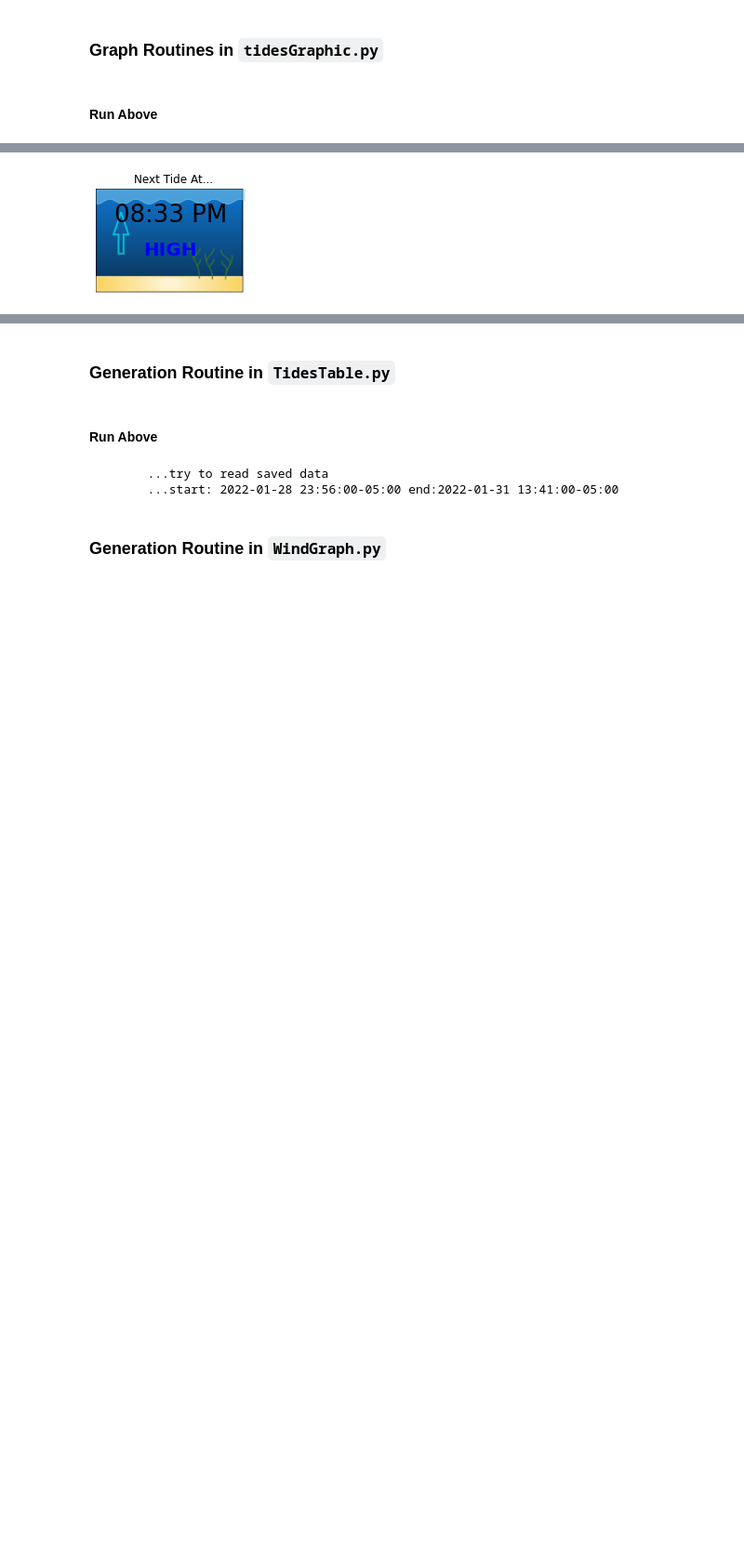
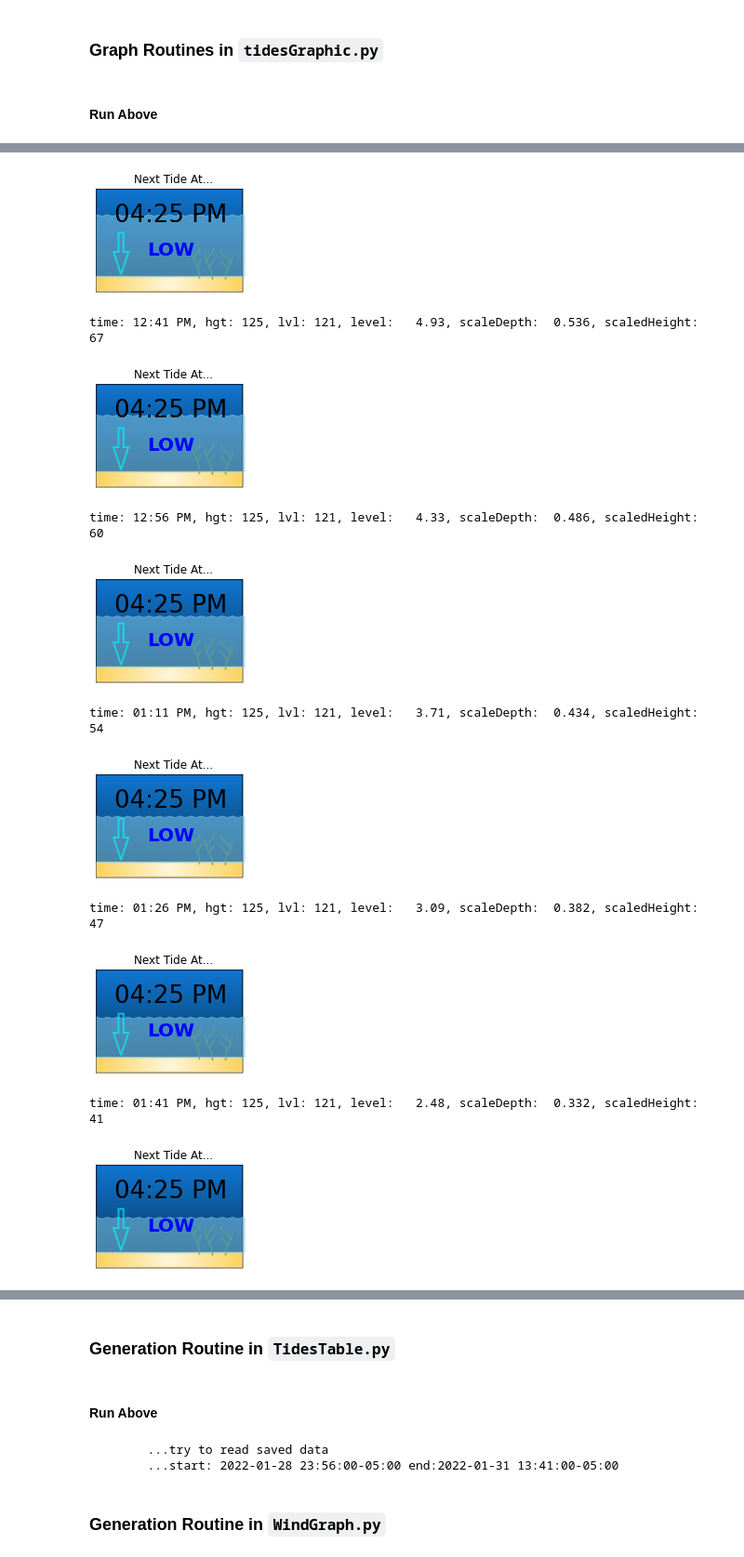
Before and after one commit to pbeeken/WeatherKiosk, a Jupyter notebook: WeatherTests.ipynb, the cells around one changed output, grey strips where cells are left out. Shown at 93% size. Cells and saved outputs as stored; diff of their text form; code cells hidden in the pictures; blank space fills up the shorter version.

Commit message:
fixed tide graphic, adjusted reservations updating, minor reporting bug in usno script

```diff
--- a/WeatherTests.ipynb
+++ b/WeatherTests.ipynb
@@ -283,26 +280,21 @@ def makeTideGraphic(extremaDF, detailDF=None):
     detailDF -- Detailed predicted water levels for complete graph
     extremeDF -- The extrema (highs and lows)
     """
-    global gTideUnit
-    gTideUnit = 'Tide [ft]' ## doesnt matter as we just us it to scale to top
     global gTime
 
     lbl = {'H': 'HIGH', 'L': 'LOW'}
-    #now = datetime.now(tz=EST)
 
     # imageURL = 'https://docs.google.com/drawings/d/e/2PACX-1vRPpyCKk834LQUUwoEWDiopLKIcRscn3AoUPynXzNe6jPRLXWt9TBS90Wwm_MjxVoqezD09hbx_0Sw8/pub?w=225&h=159'
     # imageRef = PIL.Image.open(urllib.request.urlopen(imageURL))
     imageRef = pathToResources + 'TideBackground.png' # fetch locally (way faster on a pi)
     imageOverlay = plt.imread(imageRef)
     (hgt,wdt,cols) = imageOverlay.shape
-    # px = 1/plt.rcParams['figure.dpi']  # pixel in inches doesn't quite work when bbox='tight'
+
     plt.figure(figsize=(3, 3))
 
     implot = plt.imshow(imageOverlay)
     implot.axes.get_xaxis().set_visible(False)
     implot.axes.get_yaxis().set_visible(False)
-
-    lvl = 120
 
     upcoming = extremaDF[extremaDF['DateTime']>datetime.now(tz=EST)]
     nxtTide = upcoming.iloc[0]
@@ -325,18 +317,20 @@ def makeTideGraphic(extremaDF, detailDF=None):
         current = detailDF[detailDF['DateTime']>datetime.now(tz=EST)]
         nxtTide = current.iloc[future]
     finally:
-        level = nxtTide[gTideUnit]
+        level = nxtTide['Tide [ft]']  # don't care since all we do is scale
 
-    if gTideUnit == 'Tide [ft]':
-        scaledTideHeight = hgt - lvl*(level + 2)/10.
-    else:  # metric
-        scaledTideHeight = hgt - lvl*(level + 0.5)/3.0
+    # arbitrary scaling so we fit tides in our area range from -1ft to +10ft
+    sclDepth = (level + 1.5) / 12.0
+    scaledTideHeight = int(hgt*sclDepth)
+
+    print(f"time: {current.iloc[future]['DateTime'].strftime('%I:%M %p')}, hgt: {hgt}, level: {level:6.2f}, scaleDepth: {sclDepth:6.3f}, scaledHeight: {scaledTideHeight:6d}")
 
     plt.title('Next Tide At...')
     plt.axis('off')
     t = np.linspace(0, wdt, 50)
-    y = scaledTideHeight + np.cos(t/5) * 3
-    plt.fill_between(t, y, color='SkyBlue', alpha=0.50)
+    y = (hgt-20) - (scaledTideHeight + 2 * np.cos(t/4)**2)
+
+    plt.fill_between(t, hgt-20, y, color='SkyBlue', alpha=0.50)
 
     plt.show()
     #plt.savefig(pathToResources  + 'tmp/' + 'tideCartoon.png', bbox_inches='tight', transparent=True)
@@ -346,8 +344,10 @@ def makeTideGraphic(extremaDF, detailDF=None):
 # %%
 # Get the data this method tries to fetch from local store first
-(ryePlayDetailDF, ryePlayExtremDF) = fetchDailyTides(tideStation)
+#(ryePlayDetailDF, ryePlayExtremDF) = fetchDailyTides(tideStation)  # run this once for each cartoon
 gTime = '12'
-future = 18
+futureStart = 0
 # make the pseudo 'next tide' graphic
-makeTideGraphic(ryePlayExtremDF, ryePlayDetailDF)
+for i in range(40):
+    future = futureStart + i
+    makeTideGraphic(ryePlayExtremDF, ryePlayDetailDF)
 # %% [output]
@@ -356 +355,11 @@ makeTideGraphic(ryePlayExtremDF, ryePlayDetailDF)
-[figure, old version]
+[figure, new version]
+time: 12:41 PM, hgt: 125, lvl: 121, level:   4.93, scaleDepth:  0.536, scaledHeight:     67
+[figure, added]
+time: 12:56 PM, hgt: 125, lvl: 121, level:   4.33, scaleDepth:  0.486, scaledHeight:     60
+[figure, added]
+time: 01:11 PM, hgt: 125, lvl: 121, level:   3.71, scaleDepth:  0.434, scaledHeight:     54
+[figure, added]
+time: 01:26 PM, hgt: 125, lvl: 121, level:   3.09, scaleDepth:  0.382, scaledHeight:     47
+[figure, added]
+time: 01:41 PM, hgt: 125, lvl: 121, level:   2.48, scaleDepth:  0.332, scaledHeight:     41
+[figure, added]
```
Also changed, not shown: parts of 4 cells of this notebook, 4 other files.
